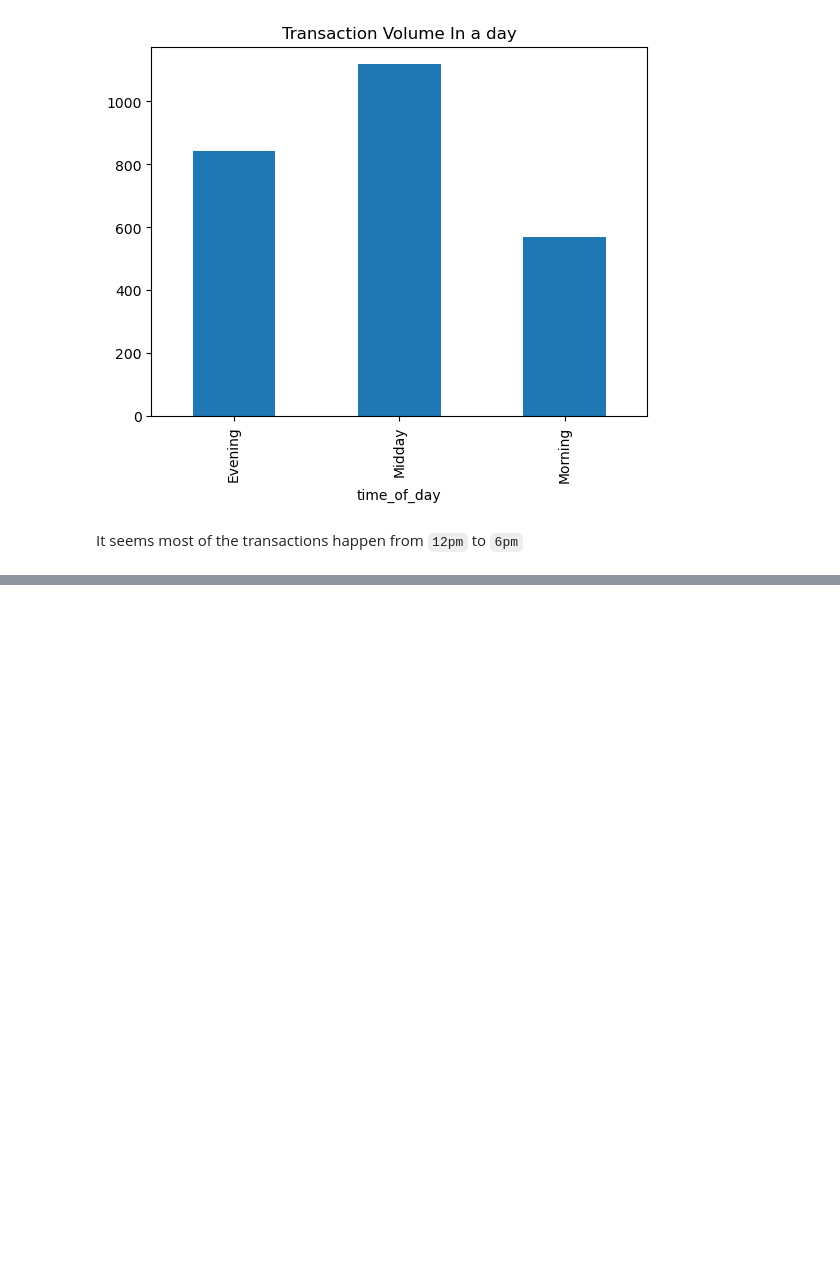
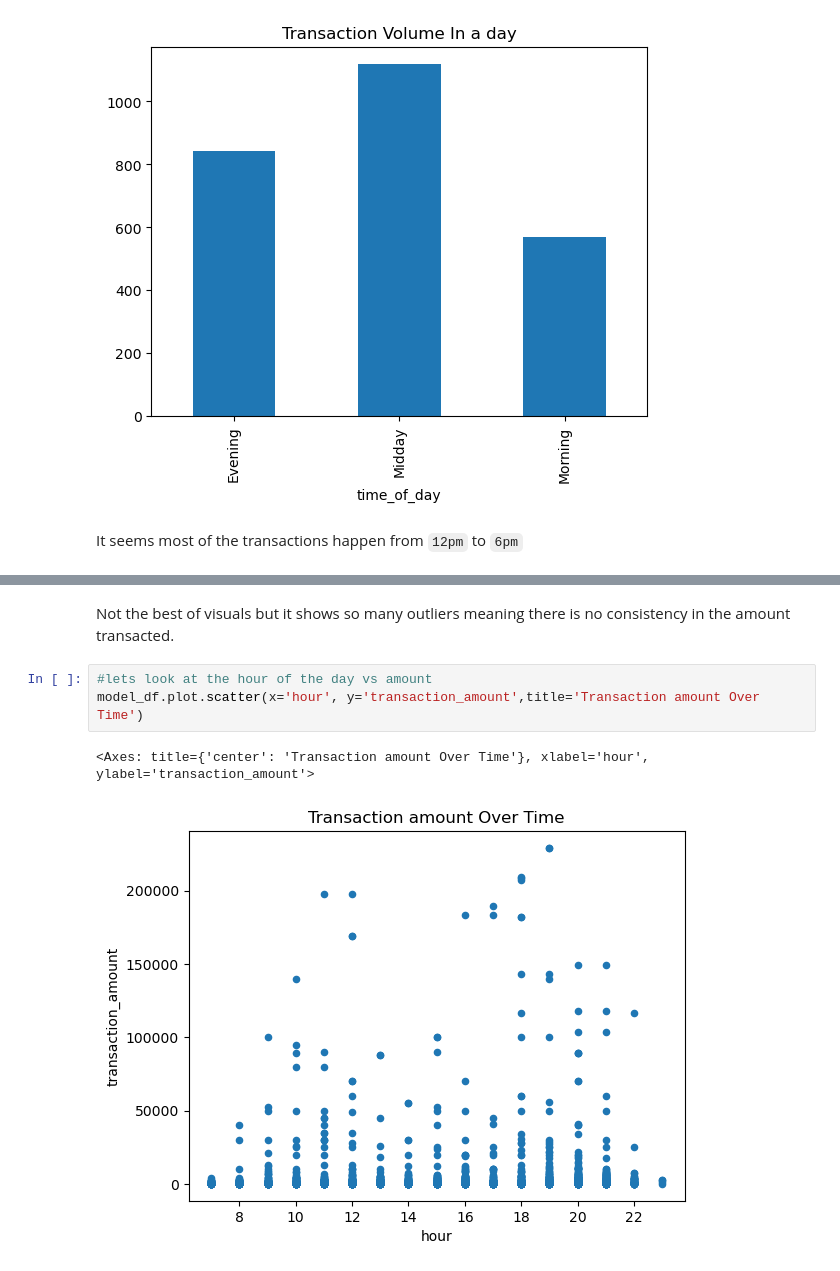
Before and after one commit to MarwaBrian/mpesa, a Jupyter notebook: index.ipynb, the cells around one changed output, grey strips where cells are left out. Cells and saved outputs as stored; diff of their text form; blank space fills up the shorter version.

```diff
--- a/index.ipynb
+++ b/index.ipynb
@@ -584,0 +615,8 @@ transactions_per_month.plot(kind='bar', title='Monthly Transactions')
+# %% [markdown]
+Not the best of visuals but it shows so many outliers meaning there is no consistency in the amount transacted.
+# %%
+#lets look at the hour of the day vs amount
+model_df.plot.scatter(x='hour', y='transaction_amount',title='Transaction amount Over Time')
+# %% [output]
+<Axes: title={'center': 'Transaction amount Over Time'}, xlabel='hour', ylabel='transaction_amount'>
+[figure, added]
```
Also changed, not shown: parts of 9 cells of this notebook.
